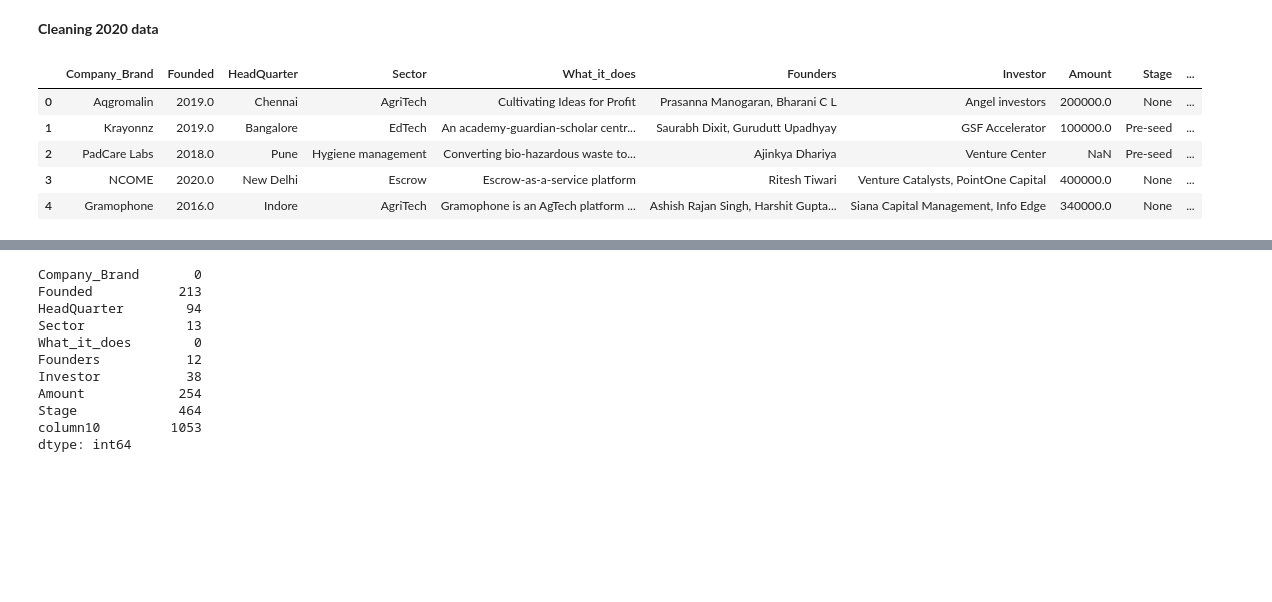
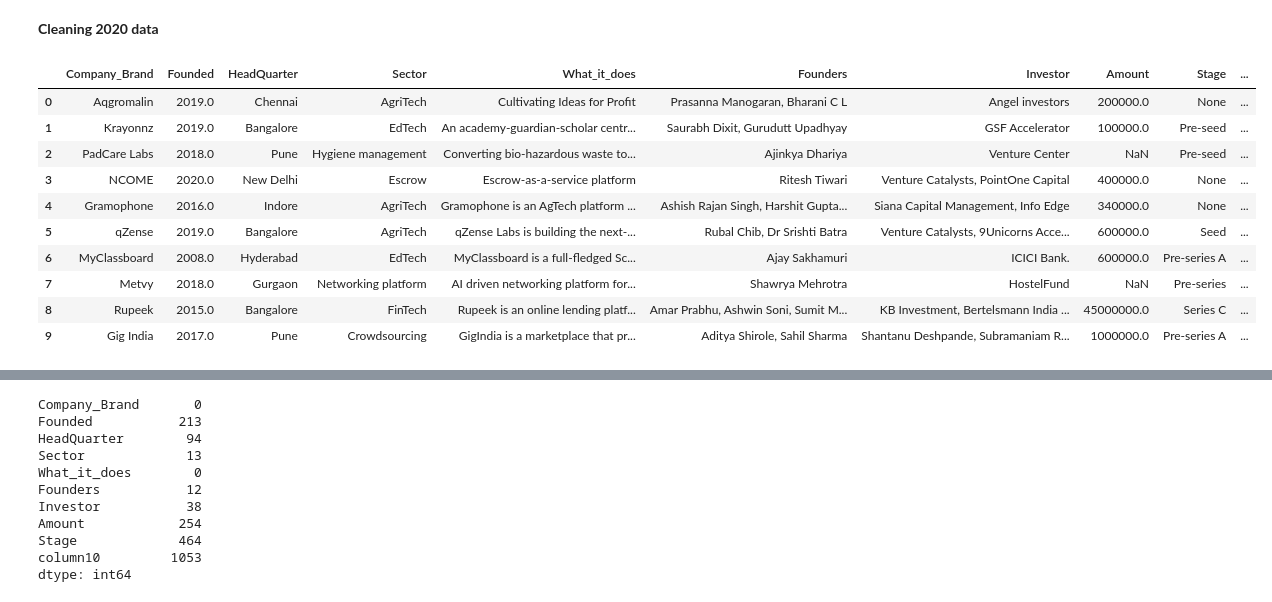
Before and after one commit to Georginahnjeri/Ecosystem-Startup, a Jupyter notebook: Untitled.ipynb, the cells around one changed output, grey strips where cells are left out. Drawn from its saved outputs; the diff is of its cells as text; code cells hidden in the pictures; blank space fills up the shorter version.

```diff
--- a/Untitled.ipynb
+++ b/Untitled.ipynb
@@ -914,11 +1132,16 @@ dtype: int64
 **Cleaning 2020 data**
 # %%
 # Viewing the data
-df_2020.head()
+df_2020.head(10)
 # %% [output]
 |  | Company_Brand | Founded | HeadQuarter | Sector | What_it_does | Founders | Investor | Amount | Stage | ... |
 | 0 | Aqgromalin | 2019.0 | Chennai | AgriTech | Cultivating Ideas for Profit | Prasanna Manogaran, Bharani C L | Angel investors | 200000.0 | None | ... |
 | 1 | Krayonnz | 2019.0 | Bangalore | EdTech | An academy-guardian-scholar centr... | Saurabh Dixit, Gurudutt Upadhyay | GSF Accelerator | 100000.0 | Pre-seed | ... |
 | 2 | PadCare Labs | 2018.0 | Pune | Hygiene management | Converting bio-hazardous waste to... | Ajinkya Dhariya | Venture Center | NaN | Pre-seed | ... |
 | 3 | NCOME | 2020.0 | New Delhi | Escrow | Escrow-as-a-service platform | Ritesh Tiwari | Venture Catalysts, PointOne Capital | 400000.0 | None | ... |
 | 4 | Gramophone | 2016.0 | Indore | AgriTech | Gramophone is an AgTech platform ... | Ashish Rajan Singh, Harshit Gupta... | Siana Capital Management, Info Edge | 340000.0 | None | ... |
+| 5 | qZense | 2019.0 | Bangalore | AgriTech | qZense Labs is building the next-... | Rubal Chib, Dr Srishti Batra | Venture Catalysts, 9Unicorns Acce... | 600000.0 | Seed | ... |
+| 6 | MyClassboard | 2008.0 | Hyderabad | EdTech | MyClassboard is a full-fledged Sc... | Ajay Sakhamuri | ICICI Bank. | 600000.0 | Pre-series A | ... |
+| 7 | Metvy | 2018.0 | Gurgaon | Networking platform | AI driven networking platform for... | Shawrya Mehrotra | HostelFund | NaN | Pre-series | ... |
+| 8 | Rupeek | 2015.0 | Bangalore | FinTech | Rupeek is an online lending platf... | Amar Prabhu, Ashwin Soni, Sumit M... | KB Investment, Bertelsmann India ... | 45000000.0 | Series C | ... |
+| 9 | Gig India | 2017.0 | Pune | Crowdsourcing | GigIndia is a marketplace that pr... | Aditya Shirole, Sahil Sharma | Shantanu Deshpande, Subramaniam R... | 1000000.0 | Pre-series A | ... |
```
Also changed, not shown: parts of 66 cells of this notebook, 1 other file.
